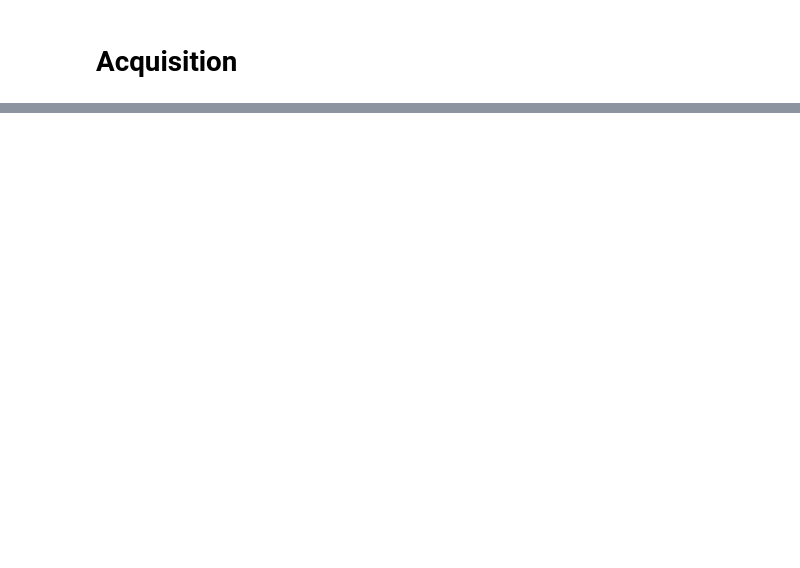
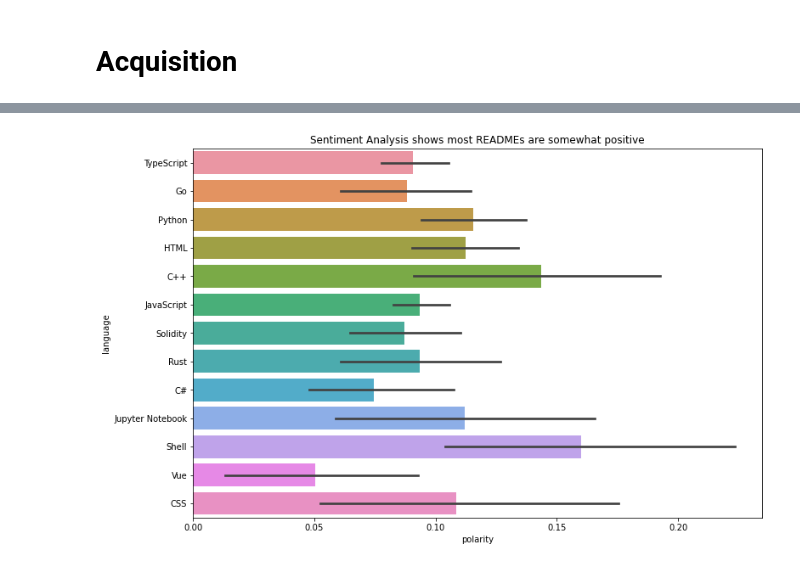
Before and after one commit to tim-keriazes/github-web-scraping-NLP-project, a Jupyter notebook: Luis_working_notebook.ipynb, the cells around one changed output, grey strips where cells are left out. Cells and saved outputs as stored; diff of their text form; code cells hidden in the pictures; blank space fills up the shorter version.

```diff
--- a/Luis_working_notebook.ipynb
+++ b/Luis_working_notebook.ipynb
@@ -343,0 +1020,7 @@ if __name__ == '__main__':
+# %%
+# Sentiment Analysis Library
+from textblob import TextBlob
+
+# Performing Sentiment Analysis, iterating through each readme doc
+df['polarity'] = df.lemma.apply(lambda x: TextBlob (x).sentiment.polarity)
+df.head()
@@ -343,0 +1034,8 @@ if __name__ == '__main__':
+# %%
+# Plotting Sentiment Analysis by language using a seaborn barplot
+plt.figure(figsize=[12,8])
+sns.barplot(data=df, y='language', x='polarity')
+plt.title('Sentiment Analysis shows most READMEs are somewhat positive')
+plt.show()
+# %% [output]
+[figure, added]
```
Also changed, not shown: parts of 76 cells of this notebook, 1 other file.
